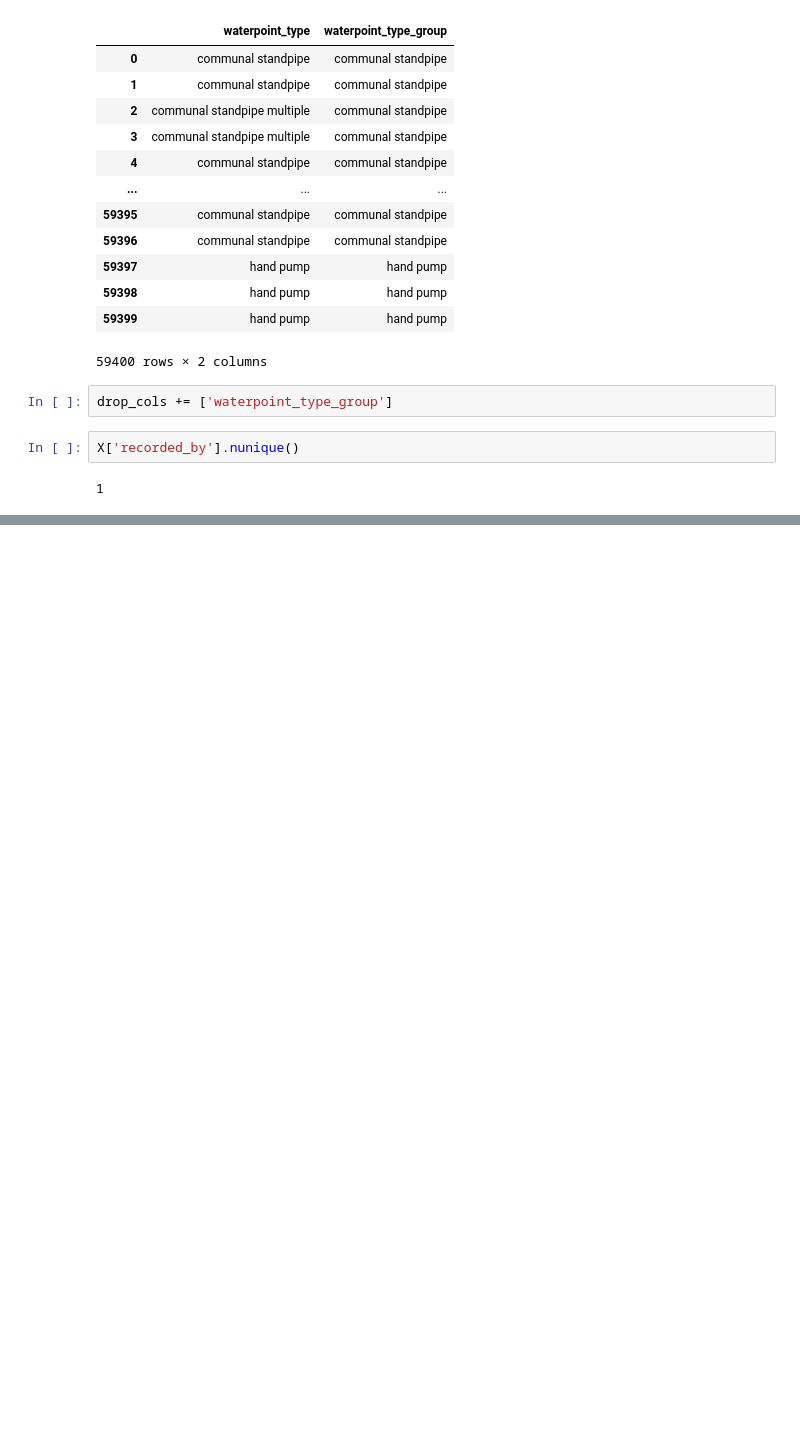
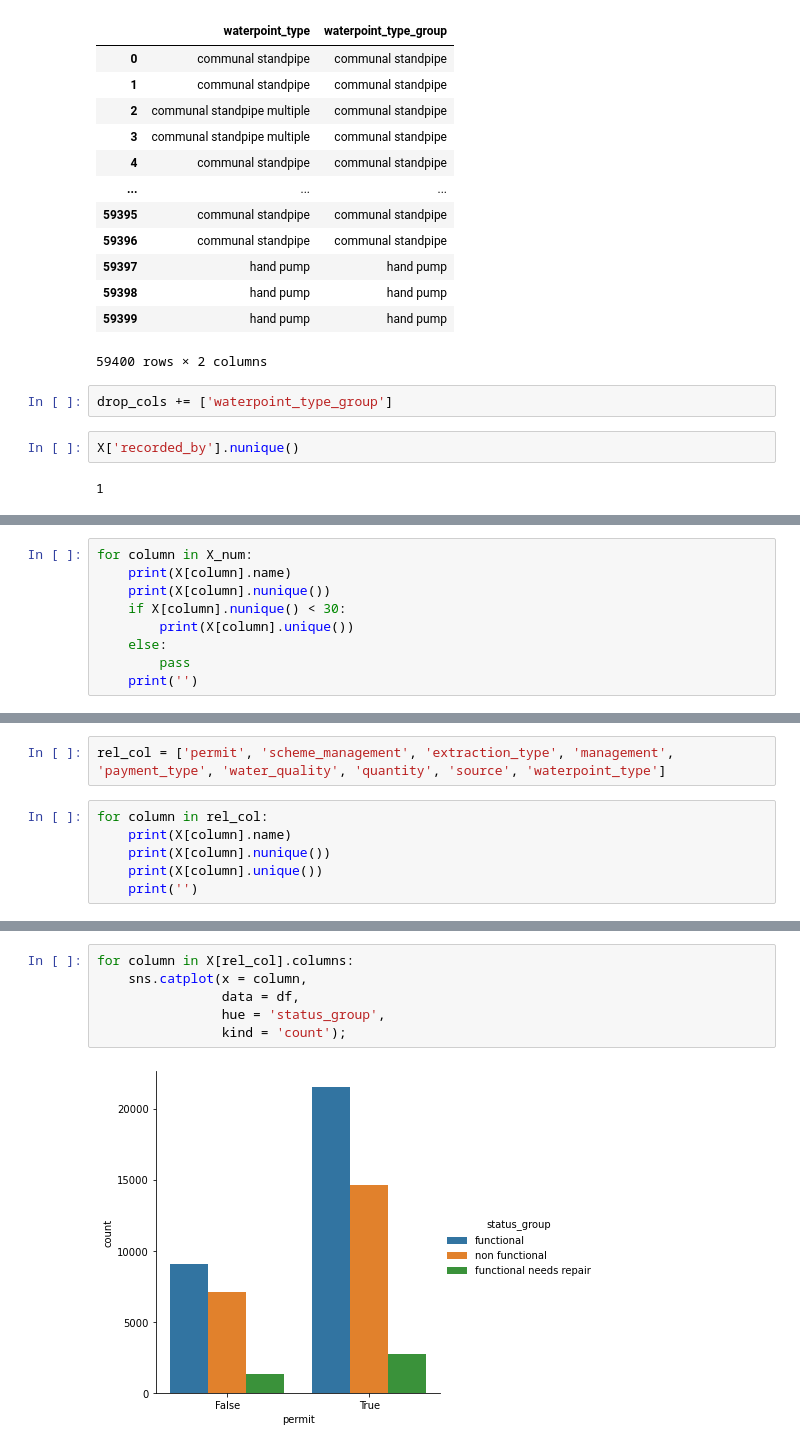
Before and after one commit to UpGoerFive/Tanzania-Well-Project, a Jupyter notebook: EDA.ipynb, the cells around one changed output, grey strips where cells are left out. Drawn from its saved outputs; the diff is of its cells as text; blank space fills up the shorter version.

```diff
--- a/EDA.ipynb
+++ b/EDA.ipynb
@@ -352,0 +419,9 @@ plt.legend(loc='lower left')
+# %%
+for column in X_num:
+    print(X[column].name)
+    print(X[column].nunique())
+    if X[column].nunique() < 30:
+        print(X[column].unique())
+    else:
+        pass
+    print('')
@@ -352,0 +446,8 @@ plt.legend(loc='lower left')
+# %%
+rel_col = ['permit', 'scheme_management', 'extraction_type', 'management', 'payment_type', 'water_quality', 'quantity', 'source', 'waterpoint_type']
+# %%
+for column in rel_col:
+    print(X[column].name)
+    print(X[column].nunique())
+    print(X[column].unique())
+    print('')
@@ -352,0 +472,8 @@ plt.legend(loc='lower left')
+# %%
+for column in X[rel_col].columns:
+    sns.catplot(x = column,
+                data = df,
+                hue = 'status_group',
+                kind = 'count');
+# %% [output]
+[figure, added]
```
Also changed, not shown: parts of 13 cells of this notebook.
